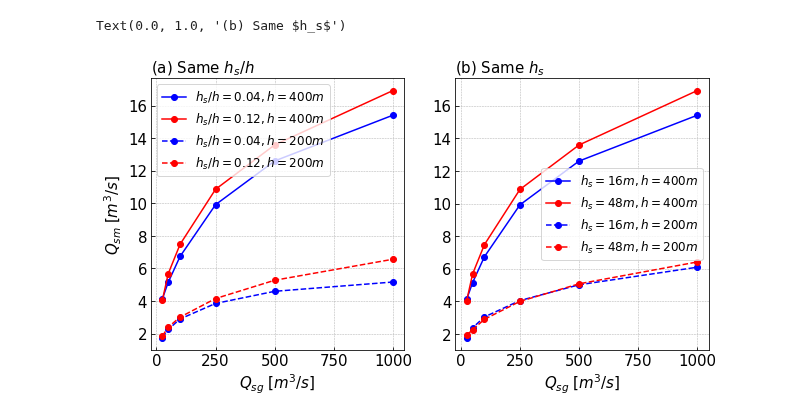
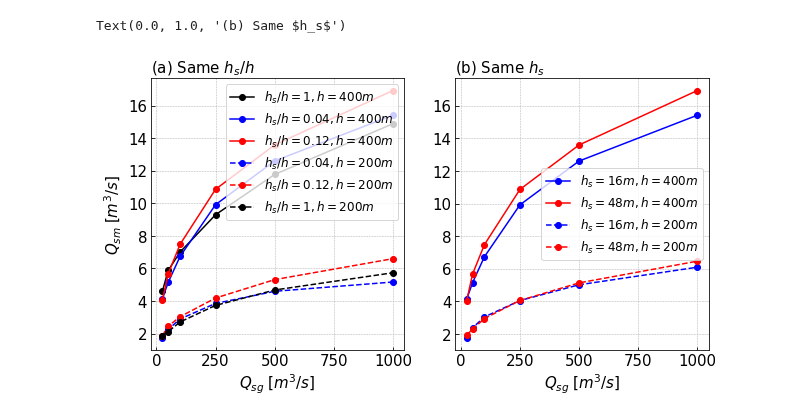
Before and after one commit to weiyangbao/Jupyter-Iceplume, a Jupyter notebook: Fjord Modeling/Qsm_Qsg.ipynb, the cells around one changed output. Drawn from its saved outputs; the diff is of its cells as text; code cells hidden in the pictures.

```diff
--- a/Fjord Modeling/Qsm_Qsg.ipynb
+++ b/Fjord Modeling/Qsm_Qsg.ipynb
@@ -48,7 +48,7 @@ path4 = '/work/oceans/wbao/MITgcm_results/iceplume/shallow_fjord01' # hs/h=0.04
 path5 = '/work/oceans/wbao/MITgcm_results/iceplume/shallow_fjord02' # hs/h=0.08
 path6 = '/work/oceans/wbao/MITgcm_results/iceplume/shallow_fjord03' # hs/h=0.12
 path7 = '/work/oceans/wbao/MITgcm_results/iceplume/shallow_fjord04' # hs/h=0.24
-path8 = '/work/oceans/wbao/MITgcm_results/iceplume/shallow_Fjord05' # hs/h=1
+path8 = '/work/oceans/wbao/MITgcm_results/iceplume/shallow_fjord05' # hs/h=1
 
 
 Qsg = np.array([25,50,100,250,500,1000])
@@ -72,6 +72,6 @@ for i in range(len(case)):
     Qsm5[i] = IFA_shallow(path5,case[i])
     Qsm6[i] = IFA_shallow(path6,case[i])
     Qsm7[i] = IFA_shallow(path7,case[i])
-#     Qsm8[i] = IFA_shallow(path8,case[i])
+    Qsm8[i] = IFA_shallow(path8,case[i])
 # %%
 Qsm4, Qsm5, Qsm6, Qsm7
@@ -119,31 +92,33 @@ fig1 = plt.figure(figsize=(10,5))
 ax1 = fig1.add_subplot(121)
 ax2 = fig1.add_subplot(122)
 
 qsg = np.arange(0,1050,50)
 #ax.plot(qsg,qsg**(2/5), 'k-',lw=3,alpha=.5,label=r'$Q^{2/5}_{sg}$')
+ax1.plot(Qsg,Qsm1,'o-k',ms=6, lw=1.5,label=r'$h_s/h=1,h=400m$')
 ax1.plot(Qsg,Qsm3,'o-b',ms=6, lw=1.5,label=r'$h_s/h=0.04,h=400m$')
 ax1.plot(Qsg,Qsm2,'o-r',ms=6, lw=1.5,label=r'$h_s/h=0.12,h=400m$')
 ax1.plot(Qsg,Qsm4,'o--b',ms=6, lw=1.5,label=r'$h_s/h=0.04,h=200m$')
 ax1.plot(Qsg,Qsm6,'o--r',ms=6, lw=1.5,label=r'$h_s/h=0.12,h=200m$')
+ax1.plot(Qsg,Qsm8,'o--k',ms=6, lw=1.5,label=r'$h_s/h=1,h=200m$')
 
 ax1.legend(loc='best', fontsize=12)
 ax1.set_xlabel(r'$Q_{sg}\;[m^3/s]$',size = 15)
 ax1.set_ylabel(r'$Q_{sm}\;[m^3/s]$',size = 15)
 ax1.grid(linestyle='--', linewidth=0.5)
 ax1.tick_params(direction='in', labelsize=15)
 ax1.set_title(r'(a) Same $h_s/h$', loc='left', size=15)
 
 
 ax2.plot(Qsg,Qsm3,'o-b',ms=6, lw=1.5,label=r'$h_s=16m,h=400m$')
 ax2.plot(Qsg,Qsm2,'o-r',ms=6, lw=1.5,label=r'$h_s=48m,h=400m$')
 ax2.plot(Qsg,Qsm5,'o--b',ms=6, lw=1.5,label=r'$h_s=16m,h=200m$')
 ax2.plot(Qsg,Qsm7,'o--r',ms=6, lw=1.5,label=r'$h_s=48m,h=200m$')
 ax2.legend(loc='best', fontsize=12)
 ax2.set_xlabel(r'$Q_{sg}\;[m^3/s]$',size = 15)
 #ax2.set_ylabel(r'$Q_{sm}\;[m^3/s]$',size = 15)
 ax2.grid(linestyle='--', linewidth=0.5)
 ax2.tick_params(direction='in', labelsize=15)
 ax2.set_title(r'(b) Same $h_s$', loc='left', size=15)
 # %% [output]
 Text(0.0, 1.0, '(b) Same $h_s$')
-[figure, old version]
+[figure, new version]
```
Also changed, not shown: parts of 4 cells of this notebook, 6 other files.
